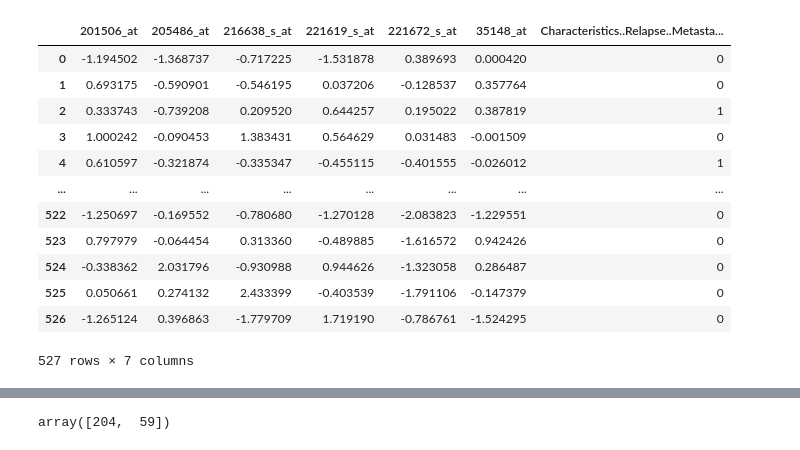
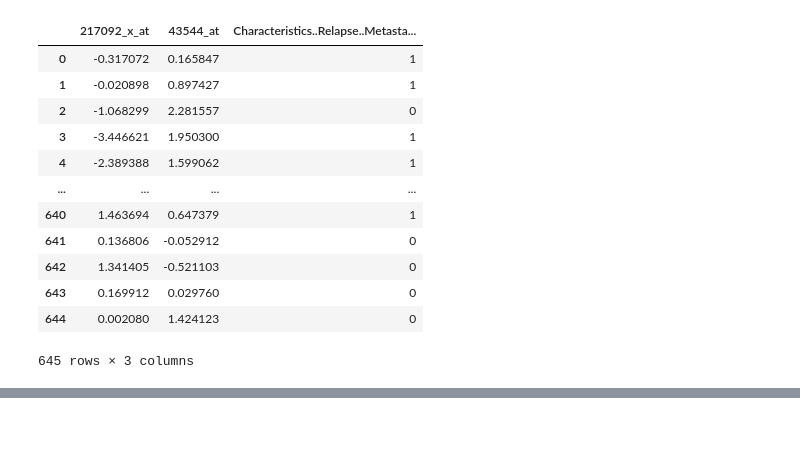
Before and after one commit to minionly/Machine_Learning, a Jupyter notebook: Project/Logistic Regression/Logistic Regression - Bone only.ipynb, the cells around one changed output, grey strips where cells are left out. Drawn from its saved outputs; the diff is of its cells as text; code cells hidden in the pictures.

```diff
--- a/Project/Logistic Regression Binarycopy.ipynb
+++ b/Project/Logistic Regression/Logistic Regression - Bone only.ipynb
@@ -9,41 +9,60 @@ import matplotlib.pyplot as plt
 import keras
 from sklearn.linear_model import LogisticRegression
 # %%
-data_path = r"C:\Users\Win\Documents\Github Workspace\Machine_Learning\Project\Train Data.csv"
+import pandas as pd
+import numpy as np
+from sklearn.model_selection import train_test_split
+from imblearn.over_sampling import SMOTE
+from collections import Counter
+
+# Load data
+# data_path = r"C:\Users\Win\Documents\Github Workspace\Machine_Learning\Project\New Data.csv"
+# data_path = r"C:\Users\Win\Documents\Github Workspace\Machine_Learning\Project\Train Data.csv"
+data_path = r"C:\Users\Win\Documents\Github Workspace\Machine_Learning\Project\gse2034_9genes_bone.csv"
 data = pd.read_csv(data_path, delimiter=",")
-
 display(data)
 
-# Separate features and label
-X = data.iloc[:, :-1]  # All columns except the last
-y = data.iloc[:, -1]   # The last column is assumed to be the label
+# Separate features and labels
+X = data.iloc[:, :-1]
+y = data.iloc[:, -1]
 
+# Step 1: 70% Train, 30% Temp (CV + Test), with stratification
+X_train, X_temp, y_train, y_temp = train_test_split(
+    X, y, test_size=0.3, random_state=42, stratify=y)
 
-# # Step 1: Split into 50% train and 50% temp with stratification
-X_train, X_temp, y_train, y_temp = train_test_split(
-    X, y, test_size=0.5, random_state=42, stratify=y)
+# Step 2: Split Temp into CV (10.5%) and Test (19.5%) [ratio = 30:70]
+X_cv, X_test, y_cv, y_test = train_test_split(
+    X_temp, y_temp, test_size=0.65, random_state=42, stratify=y_temp)
 
-# # Step 2: Split temp into 30% CV and 20% test (from 50% temp = 60/40 split)
-X_cv, X_test, y_cv, y_test = train_test_split(
-    X_temp, y_temp, test_size=0.4, random_state=42, stratify=y_temp)
+# Confirm original class distribution
+print("Original class distribution in training set:", Counter(y_train))
 
-# Confirm split sizes
-print(f"Train size: {len(X_train)} samples")
-print(f"CV size: {len(X_cv)} samples")
-print(f"Test size: {len(X_test)} samples")
+# # Apply SMOTE only to the training data
+# smote = SMOTE(random_state=42)
+# X_train, y_train = smote.fit_resample(X_train, y_train)
 
-np.bincount(y_train)
+# # Confirm new class distribution
+# print("After SMOTE:", Counter(y_train))
+
+# # Final split sizes
+# print(f"\nFinal Sizes:")
+# print(f"  Train: {len(X_train)} (after SMOTE)")
+# print(f"  CV:    {len(X_cv)}")
+# print(f"  Test:  {len(X_test)}")
+
+# # Overall label distribution in full data
+# print("\nFull label distribution:", np.bincount(y.astype(int)))
 # %% [output]
-|  | 201506_at | 205486_at | 216638_s_at | 221619_s_at | 221672_s_at | 35148_at | Characteristics..Relapse..Metasta... |
-| 0 | -1.194502 | -1.368737 | -0.717225 | -1.531878 | 0.389693 | 0.000420 | 0 |
-| 1 | 0.693175 | -0.590901 | -0.546195 | 0.037206 | -0.128537 | 0.357764 | 0 |
-| 2 | 0.333743 | -0.739208 | 0.209520 | 0.644257 | 0.195022 | 0.387819 | 1 |
-| 3 | 1.000242 | -0.090453 | 1.383431 | 0.564629 | 0.031483 | -0.001509 | 0 |
-| 4 | 0.610597 | -0.321874 | -0.335347 | -0.455115 | -0.401555 | -0.026012 | 1 |
-| ... | ... | ... | ... | ... | ... | ... | ... |
-| 522 | -1.250697 | -0.169552 | -0.780680 | -1.270128 | -2.083823 | -1.229551 | 0 |
-| 523 | 0.797979 | -0.064454 | 0.313360 | -0.489885 | -1.616572 | 0.942426 | 0 |
-| 524 | -0.338362 | 2.031796 | -0.930988 | 0.944626 | -1.323058 | 0.286487 | 0 |
-| 525 | 0.050661 | 0.274132 | 2.433399 | -0.403539 | -1.791106 | -0.147379 | 0 |
-| 526 | -1.265124 | 0.396863 | -1.779709 | 1.719190 | -0.786761 | -1.524295 | 0 |
+|  | 217092_x_at | 43544_at | Characteristics..Relapse..Metasta... |
+| 0 | -0.317072 | 0.165847 | 1 |
+| 1 | -0.020898 | 0.897427 | 1 |
+| 2 | -1.068299 | 2.281557 | 0 |
+| 3 | -3.446621 | 1.950300 | 1 |
+| 4 | -2.389388 | 1.599062 | 1 |
+| ... | ... | ... | ... |
+| 640 | 1.463694 | 0.647379 | 1 |
+| 641 | 0.136806 | -0.052912 | 0 |
+| 642 | 1.341405 | -0.521103 | 0 |
+| 643 | 0.169912 | 0.029760 | 0 |
+| 644 | 0.002080 | 1.424123 | 0 |
-527 rows × 7 columns
+645 rows × 3 columns
@@ -53,4 +70,3 @@ Test size: 106 samples
-array([204,  59])
 # %%
 import pandas as pd
 from itertools import combinations
```
Also changed, not shown: parts of 2 cells of this notebook, 51 other files.
